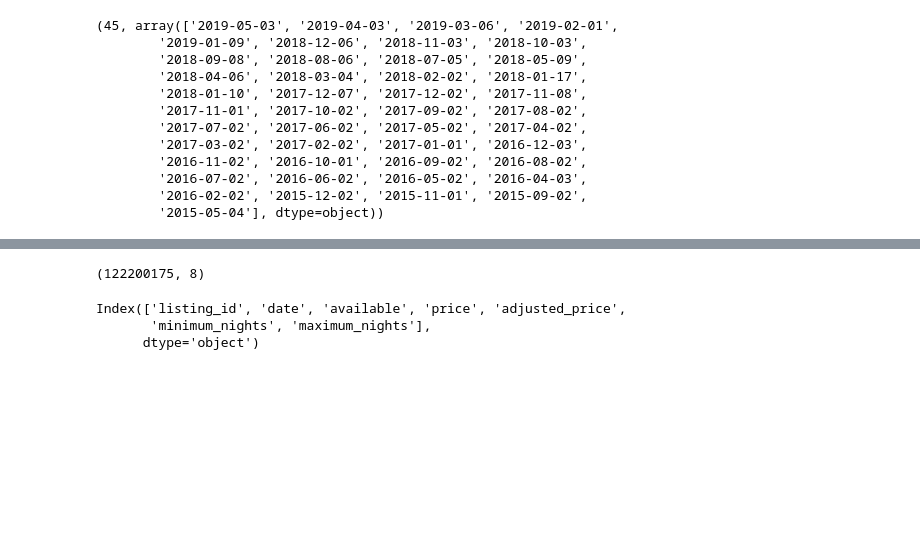
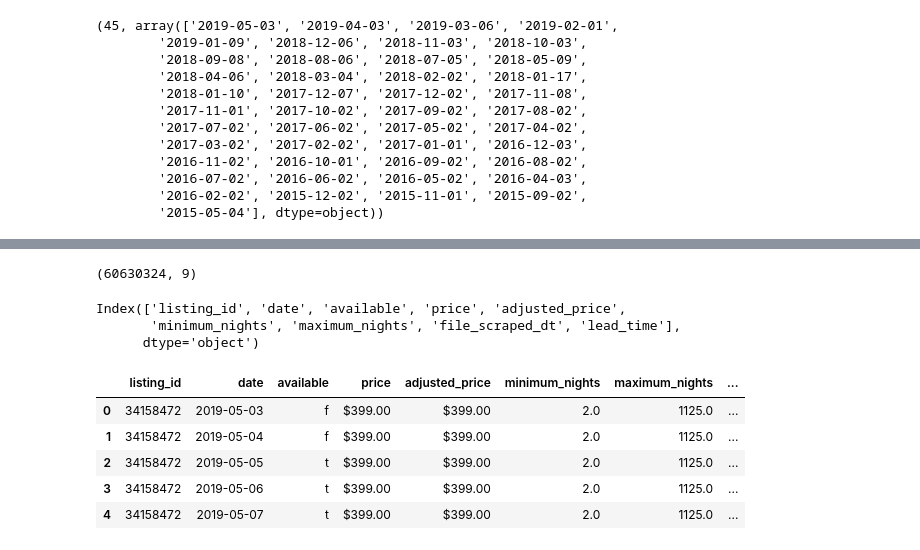
Before and after one commit to karensheng/Airbnb_Regulation, a Jupyter notebook: Import Airbnb data.ipynb, the cells around one changed output, grey strips where cells are left out. Saved outputs shown, nothing was run; the diff lists cells and outputs as text; code cells hidden in the pictures; blank space fills up the shorter version.

Commit message:
Add files via upload
Calendar data import limited to <= 180 days lead time

```diff
--- a/Import Airbnb data.ipynb
+++ b/Import Airbnb data.ipynb
@@ -288,15 +289,22 @@ MemoryError:
 # %%
-# calendar = calendar.drop(['file_scraped_dt'],axis=1)
-# calendar.shape
+
+calendar.shape
 # %% [output]
-(122200175, 8)
+(60630324, 9)
 # %%
 cal_cols = calendar.columns
 cal_cols
+calendar.head()
 # %% [output]
 Index(['listing_id', 'date', 'available', 'price', 'adjusted_price',
-       'minimum_nights', 'maximum_nights'],
+       'minimum_nights', 'maximum_nights', 'file_scraped_dt', 'lead_time'],
       dtype='object')
+|  | listing_id | date | available | price | adjusted_price | minimum_nights | maximum_nights | ... |
+| 0 | 34158472 | 2019-05-03 | f | $399.00 | $399.00 | 2.0 | 1125.0 | ... |
+| 1 | 34158472 | 2019-05-04 | f | $399.00 | $399.00 | 2.0 | 1125.0 | ... |
+| 2 | 34158472 | 2019-05-05 | t | $399.00 | $399.00 | 2.0 | 1125.0 | ... |
+| 3 | 34158472 | 2019-05-06 | t | $399.00 | $399.00 | 2.0 | 1125.0 | ... |
+| 4 | 34158472 | 2019-05-07 | t | $399.00 | $399.00 | 2.0 | 1125.0 | ... |
 # %%
 calendar['is_duplicated'] = calendar.duplicated(cal_cols)
 calendar['is_duplicated'].sum()
```
Also changed, not shown: parts of 3 cells of this notebook.
